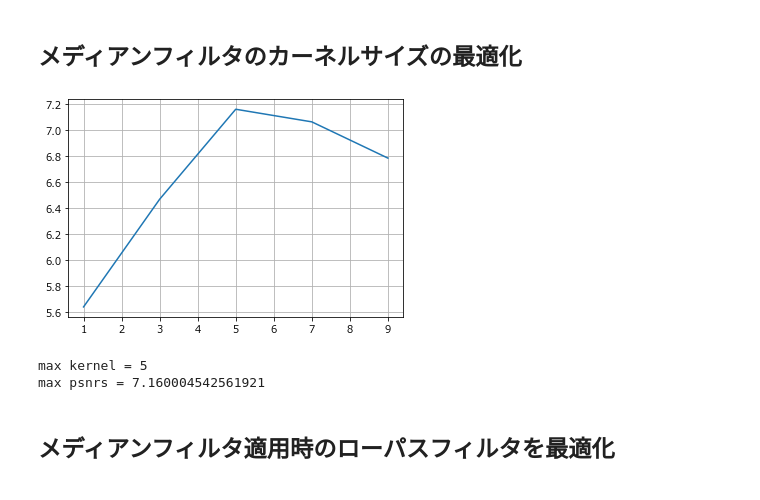
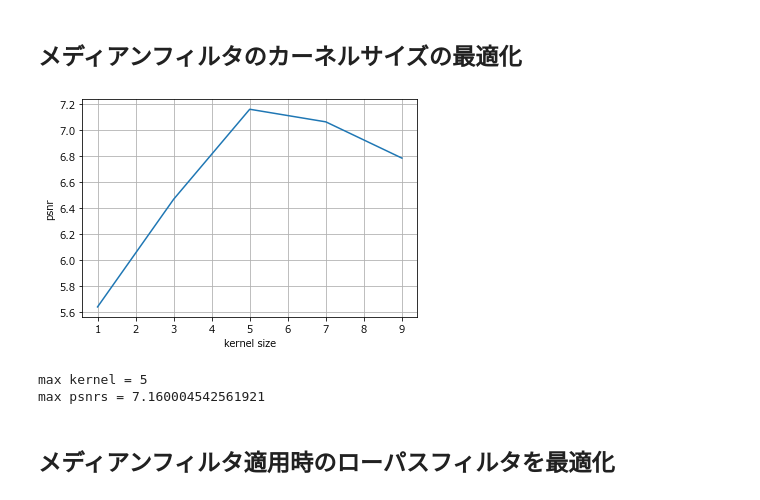
Before and after one commit to hal1127/engineering_design_ryukyu, a Jupyter notebook: prod/main.ipynb, the cells around one changed output. Drawn from its saved outputs; the diff is of its cells as text; code cells hidden in the pictures.

```diff
--- a/prod/main.ipynb
+++ b/prod/main.ipynb
@@ -201,34 +201,36 @@ plotImg(noise, dst2, org, plt)
 %matplotlib inline
 import cv2
 import numpy as np
 import matplotlib.pyplot as plt
 from functools import reduce
 
 # 入力画像を読み込み
 noise = cv2.imread("(ED15).bmp", 0)
 org = cv2.imread("road.bmp", 0)
 
 kernel = []
 psnrs = []
 
 for k in range(1, 10, 2):
   dst1 = lowpassFilter(noise, 50)
 
   dst2 = cv2.medianBlur(dst1, k)
 
   # print("mask =", m)
   psnrs.append(plotImg(noise, dst2, org, plt, True, True))
   kernel.append(k)
 
 plt.plot(kernel, psnrs)
 plt.grid(":")
+plt.xlabel("kernel size")
+plt.ylabel("psnr")
 plt.show()
 
 maxi = reduce(lambda a, b: a if psnrs[a] > psnrs[b] else b, range(len(psnrs)))
 print("max kernel =", kernel[maxi])
 print("max psnrs =", psnrs[maxi])
 # %% [output]
-[figure, old version]
+[figure, new version]
 max kernel = 5
 max psnrs = 7.160004542561921
 # %% [markdown]
```
Also changed, not shown: parts of 2 cells of this notebook.
